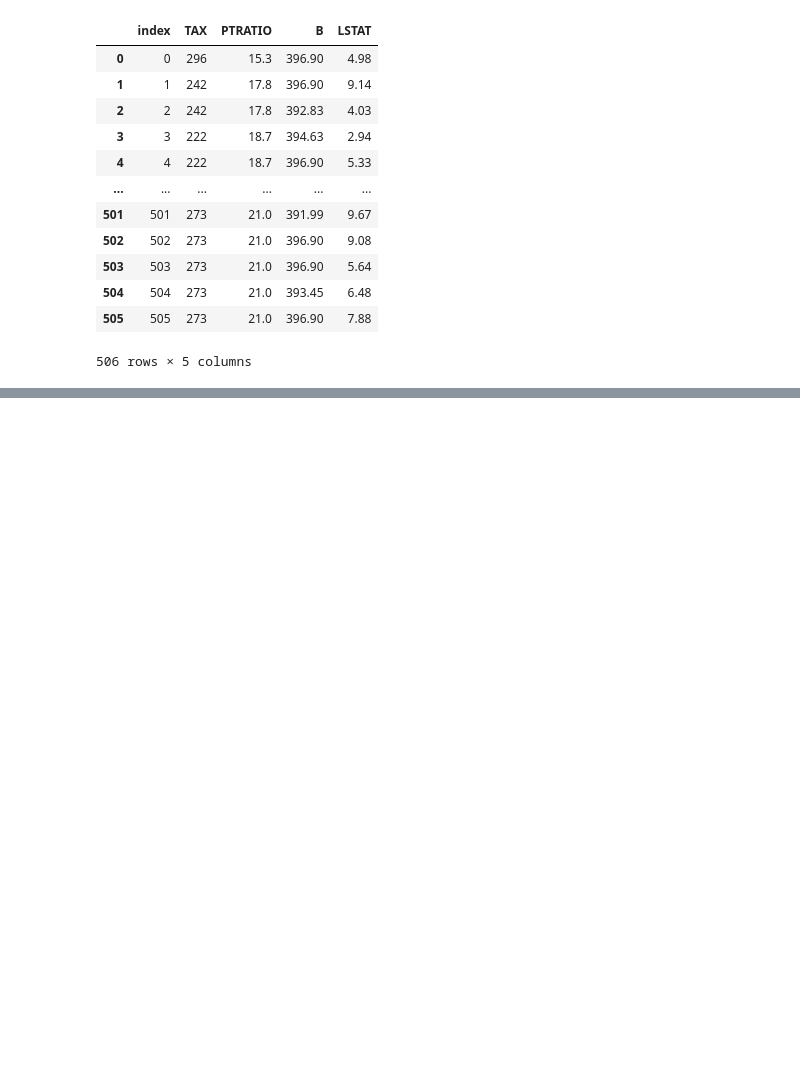
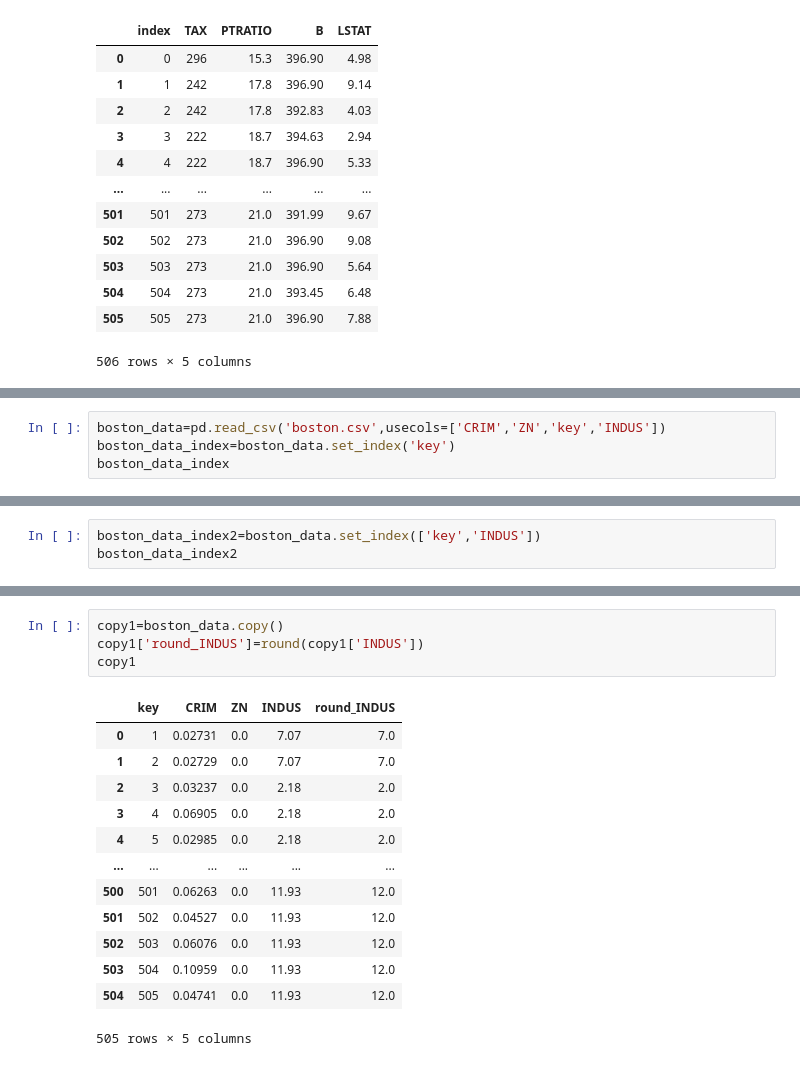
Before and after one commit to Tikiene/ML100Days, a Jupyter notebook: Homework/NP.ipynb, the cells around one changed output, grey strips where cells are left out. Saved outputs shown, nothing was run; the diff lists cells and outputs as text; blank space fills up the shorter version.

```diff
--- a/Homework/NP.ipynb
+++ b/Homework/NP.ipynb
@@ -1068,0 +1079,4 @@ boston_data_sql
+# %%
+boston_data=pd.read_csv('boston.csv',usecols=['CRIM','ZN','key','INDUS'])
+boston_data_index=boston_data.set_index('key')
+boston_data_index
@@ -1068,0 +1105,3 @@ boston_data_sql
+# %%
+boston_data_index2=boston_data.set_index(['key','INDUS'])
+boston_data_index2
@@ -1068,0 +1160,18 @@ boston_data_sql
+# %%
+copy1=boston_data.copy()
+copy1['round_INDUS']=round(copy1['INDUS'])
+copy1
+# %% [output]
+|  | key | CRIM | ZN | INDUS | round_INDUS |
+| 0 | 1 | 0.02731 | 0.0 | 7.07 | 7.0 |
+| 1 | 2 | 0.02729 | 0.0 | 7.07 | 7.0 |
+| 2 | 3 | 0.03237 | 0.0 | 2.18 | 2.0 |
+| 3 | 4 | 0.06905 | 0.0 | 2.18 | 2.0 |
+| 4 | 5 | 0.02985 | 0.0 | 2.18 | 2.0 |
+| ... | ... | ... | ... | ... | ... |
+| 500 | 501 | 0.06263 | 0.0 | 11.93 | 12.0 |
+| 501 | 502 | 0.04527 | 0.0 | 11.93 | 12.0 |
+| 502 | 503 | 0.06076 | 0.0 | 11.93 | 12.0 |
+| 503 | 504 | 0.10959 | 0.0 | 11.93 | 12.0 |
+| 504 | 505 | 0.04741 | 0.0 | 11.93 | 12.0 |
+505 rows × 5 columns
```
Also changed, not shown: parts of 25 cells of this notebook, 5 other files.
